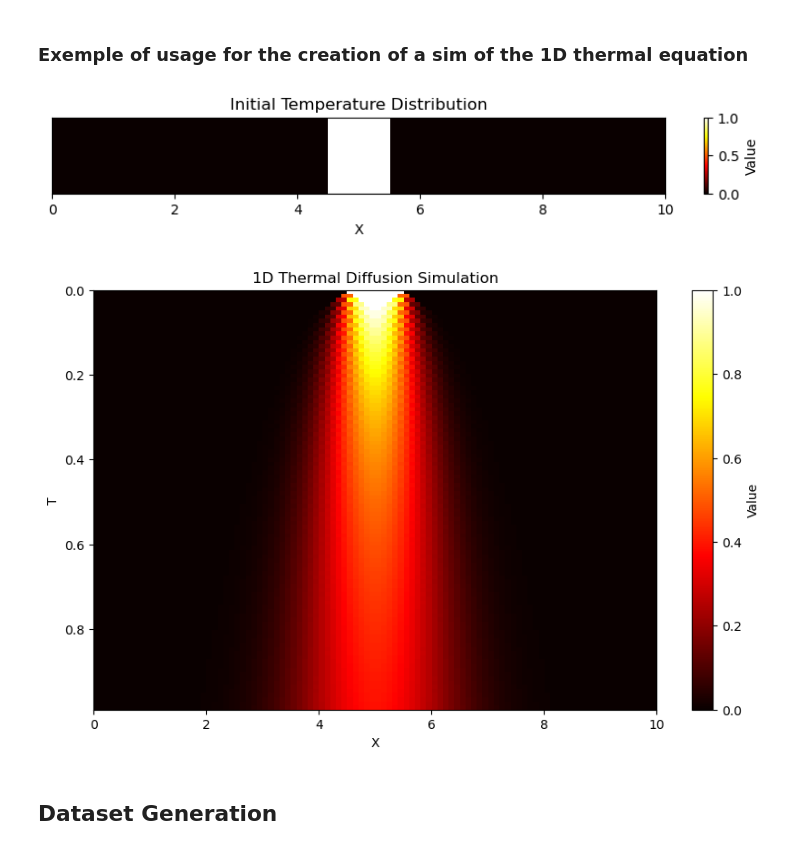
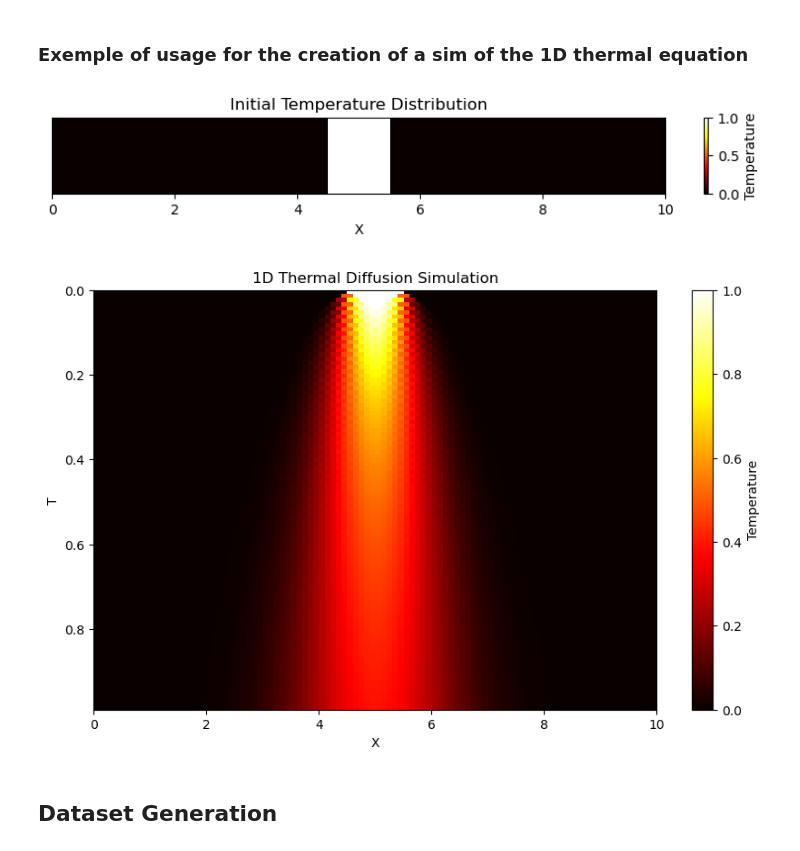
Before and after one commit to Samuel-Chapuis/NFTM-Fork, a Jupyter notebook: NFTM_for_Physic/thermal_sim.ipynb, the cells around one changed output. Cells and saved outputs as stored; diff of their text form; code cells hidden in the pictures.

```diff
--- a/NFTM_for_Physic/thermal_sim.ipynb
+++ b/NFTM_for_Physic/thermal_sim.ipynb
@@ -36,34 +38,53 @@ class Grid1D:
         self.X, self.T = np.meshgrid(self.x, self.t)
 
     # --- Visualisation ---------------------------------------------------
-    def plot(self, U, title="1D Simulation", xlabel="X", ylabel="T"):
+    def plot(self, U, title="1D Simulation", xlabel="X", ylabel="T",
+         label=None, cmap='hot', indicator=None):
+        """
+        Display the 2D matrix U (time × space) with an optional annotated colorbar.
+
+        Args:
+            U (ndarray): 2D matrix to display (T × X)
+            title (str): plot title
+            xlabel (str): label for the X axis
+            ylabel (str): label for the Y axis
+            label (str): label for the colorbar
+            cmap (str): colormap
+            indicator (str): text to append after each colorbar tick (e.g., '%', '°C', 'K')
+        """
         plt.figure(figsize=(10, 6))
-        plt.imshow(
+        im = plt.imshow(
             U,
             extent=[self.X.min(), self.X.max(), self.T.max(), self.T.min()],
-            cmap='hot',
-            interpolation='nearest',   # pas de lissage
+            cmap=cmap,
+            interpolation='nearest',
             aspect='auto',
             origin='upper'
         )
-        plt.colorbar(label='Value')
+        cbar = plt.colorbar(im, label=label)
+
+        # Si un indicateur est fourni, on le rajoute après chaque tick
+        if indicator:
+            ticks = cbar.get_ticks()
+            cbar.set_ticklabels([f"{t:.0f}{indicator}" for t in ticks])
+
         plt.title(title)
         plt.xlabel(xlabel)
         plt.ylabel(ylabel)
         plt.show()
 
-    def plot_initial_condition(self, U, title="X_initial"):
+    def plot_initial_condition(self, U, title="X_initial", label=None, cmap='hot'):
         plt.figure(figsize=(10, 1))
         U0 = U[0, :]
         plt.imshow(
             U0[np.newaxis, :],
             extent=[self.X.min(), self.X.max(), 0, 1],
-            cmap='hot',
+            cmap = cmap,
             interpolation='nearest',
             aspect='auto',
             origin='lower'
         )
-        plt.colorbar(label='Value')
+        plt.colorbar(label=label)
         plt.title(title)
         plt.xlabel("X")
         plt.yticks([])
@@ -105,8 +126,8 @@ class Grid1D:
 
 # Test the Grid1D class
 grid = Grid1D(nb_points_x=100, x_max=10, nb_points_t=50, dt=0.1)
-grid.plot_initial_condition(np.sin(grid.X), title="Initial Condition Plot")
-grid.plot(np.sin(grid.X) * np.exp(-1 * grid.T), title="Test Grid Plot")
+grid.plot_initial_condition(np.sin(grid.X), title="Initial Condition Plot", label="Value")
+grid.plot(np.sin(grid.X) * np.exp(-1 * grid.T), title="Test Grid Plot", label="Value")
 # %% [output]
 [figure]
 [figure]
@@ -203,31 +224,31 @@ class ThermalDiffusion1D:
 # %%
 # Example usage
 nbx = 100
 nbt = 100
 x_max = 10
 dt = 0.01
 
 initial_x = np.zeros_like(grid.x)
 center_idx = len(grid.x) // 2
 start_idx = center_idx - 5
 end_idx = center_idx + 5
 initial_x[start_idx:end_idx] = 1.0
 
 alpha = 0.5
 
 grid = Grid1D(nbx, x_max, nbt, dt)
 simulator = ThermalDiffusion1D(
     grid,
     alpha,
     initial_condition=lambda x: initial_x,
     boundary_condition=lambda t: (0.0, 0.0)
 )
 U = simulator.simulate()
-grid.plot_initial_condition(U, title="Initial Temperature Distribution")
-grid.plot(U, title="1D Thermal Diffusion Simulation", xlabel="X", ylabel="T")
+grid.plot_initial_condition(U, title="Initial Temperature Distribution", label="Temperature")
+grid.plot(U, title="1D Thermal Diffusion Simulation", xlabel="X", ylabel="T", label="Temperature")
 # %% [output]
-[figure, old version]
+[figure, new version]
-[figure, old version]
+[figure, new version]
 # %% [markdown]
 ## Dataset Generation
 # %% [markdown]
```
Also changed, not shown: parts of 26 cells of this notebook.
